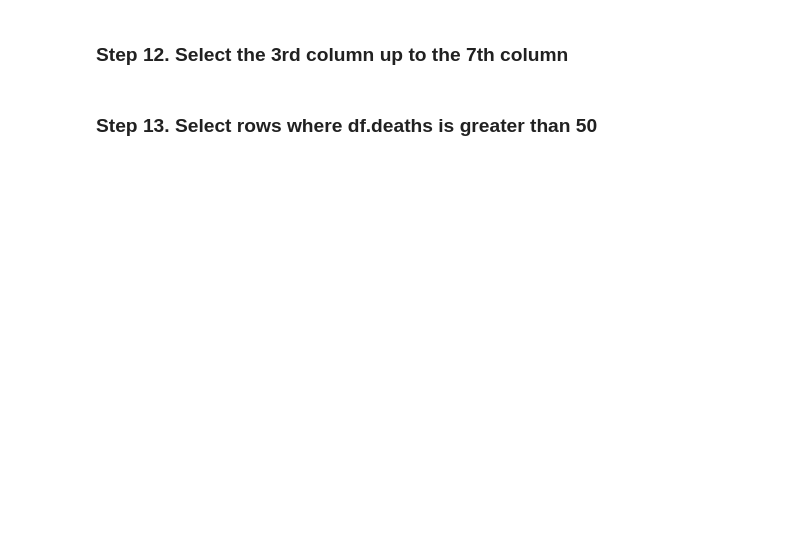
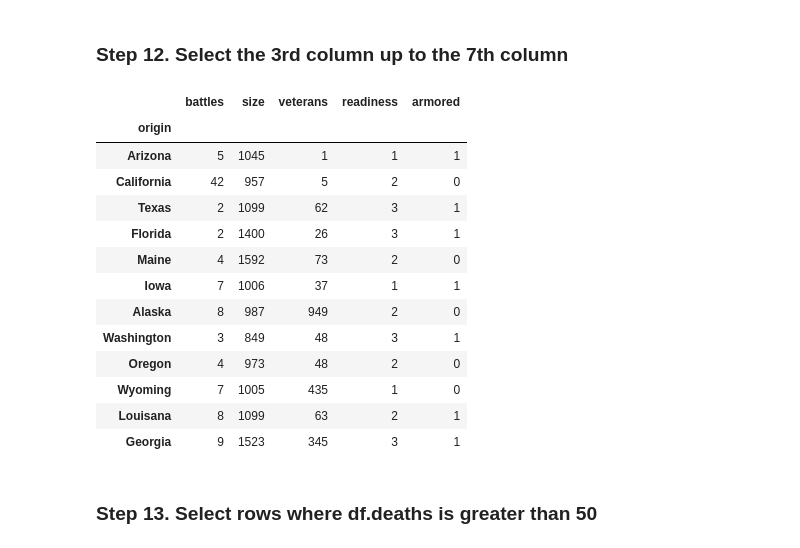
Before and after one commit to isabelpalomarest/thebridgedata, a Jupyter notebook: week4_EDA_np_pd_json_apis_regex/homework/pandas/6_fictional_army/Fictional_Army.ipynb, the cells around one changed output. Saved outputs shown, nothing was run; the diff lists cells and outputs as text; code cells hidden in the pictures; blank space fills up the shorter version.

```diff
--- a/week4_EDA_np_pd_json_apis_regex/homework/pandas/6_fictional_army/Fictional_Army.ipynb
+++ b/week4_EDA_np_pd_json_apis_regex/homework/pandas/6_fictional_army/Fictional_Army.ipynb
@@ -41,4 +144,21 @@ _**Don't forget to include the columns names in the order presented in the dicti
 # %% [markdown]
 ### Step 12. Select the 3rd column up to the 7th column
+# %%
+army.iloc[:,3:8]
+# %% [output]
+|  | battles | size | veterans | readiness | armored |
+| origin |  |  |  |  |  |
+| Arizona | 5 | 1045 | 1 | 1 | 1 |
+| California | 42 | 957 | 5 | 2 | 0 |
+| Texas | 2 | 1099 | 62 | 3 | 1 |
+| Florida | 2 | 1400 | 26 | 3 | 1 |
+| Maine | 4 | 1592 | 73 | 2 | 0 |
+| Iowa | 7 | 1006 | 37 | 1 | 1 |
+| Alaska | 8 | 987 | 949 | 2 | 0 |
+| Washington | 3 | 849 | 48 | 3 | 1 |
+| Oregon | 4 | 973 | 48 | 2 | 0 |
+| Wyoming | 7 | 1005 | 435 | 1 | 0 |
+| Louisana | 8 | 1099 | 63 | 2 | 1 |
+| Georgia | 9 | 1523 | 345 | 3 | 1 |
 # %% [markdown]
 ### Step 13. Select rows where df.deaths is greater than 50
```
Also changed, not shown: parts of 17 cells of this notebook, 6 other files.
